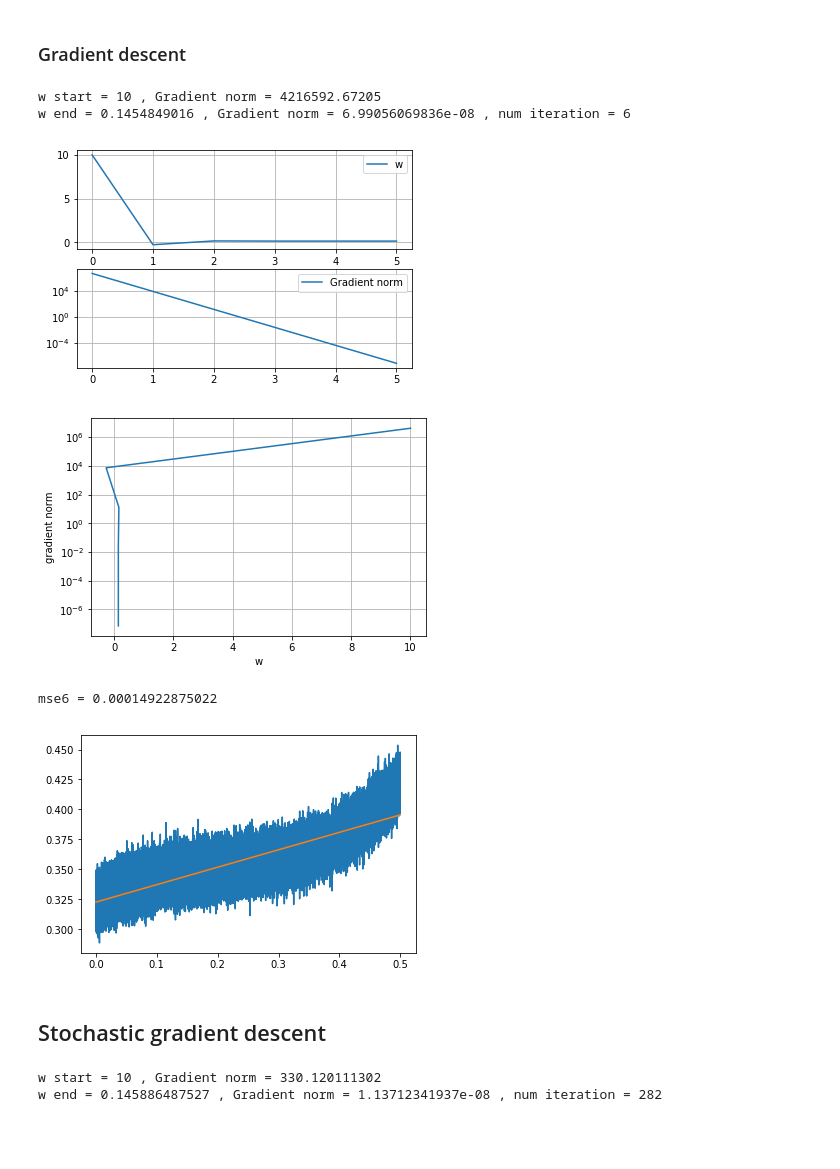
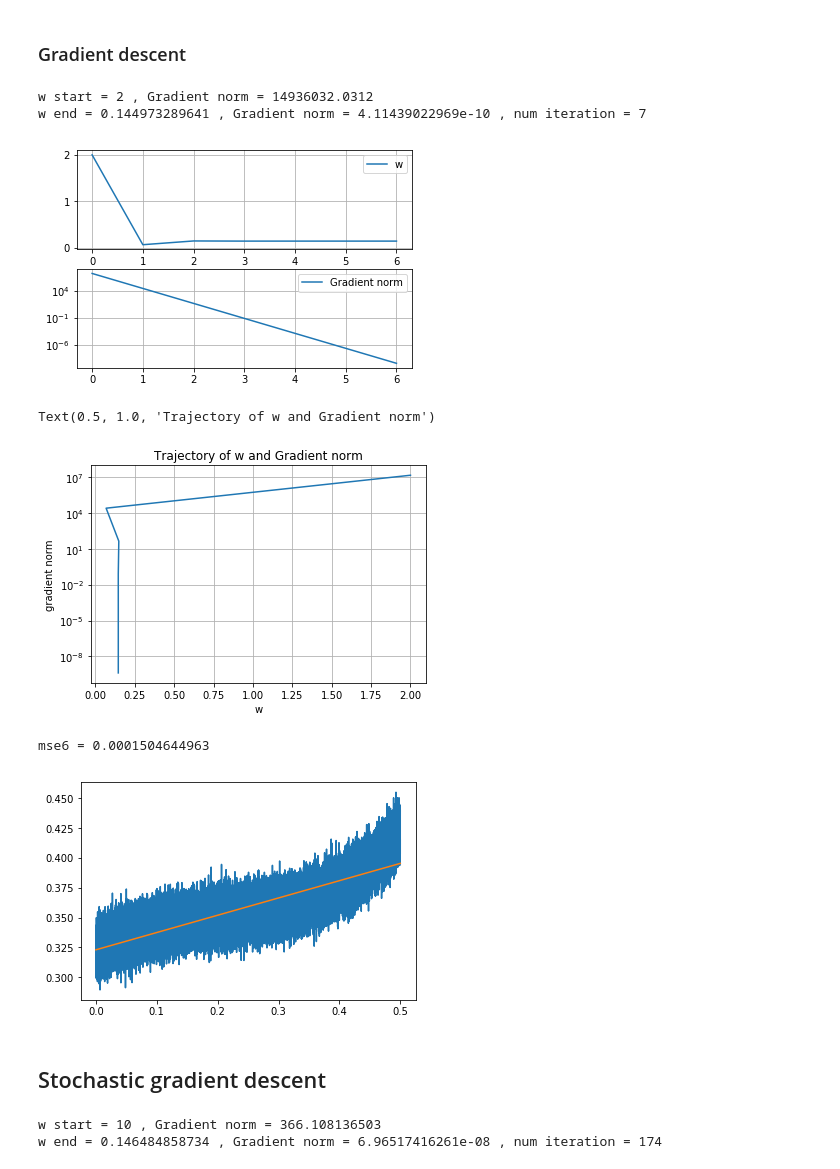
Before and after one commit to tonio73/data-science, a Jupyter notebook: linear/LinearRegressionUnivariate.ipynb, the cells around one changed output. Drawn from its saved outputs; the diff is of its cells as text; code cells hidden in the pictures; blank space fills up the shorter version.

```diff
--- a/linear/LinearRegressionUnivariate.ipynb
+++ b/linear/LinearRegressionUnivariate.ipynb
@@ -199,25 +202,28 @@ np.min(mse)
 # %% [markdown]
 ### Gradient descent
 # %%
-w6 = 10
+# Initial coef
+w6 = 2
 threshold = 1e-7
-# learningRate = 0.09 # Aggresive
-learningRate = 0.005 # Quick
+# learningRate = 0.0009 # Aggresive
+learningRate = 0.0005 # Quick
+# learningRate = 0.0001
 gradient = np.matmul(xUnB.T, w6*xUnB - yUnB)
 gradientNorm = gradient**2 # univariate
 print('w start =', w6, ', Gradient norm =', gradientNorm)
 w6Learn = [np.array([w6, gradientNorm])]
 while gradientNorm > threshold:
+#for i in range(10):
     w6 = w6 - learningRate * gradient
-    gradient = np.matmul(xUnB.T,(w6*xUnB-yUnB))
+    gradient = np.matmul(xUnB.T,w6*xUnB - yUnB)
     gradientNorm = gradient**2
-    # print('w =', w6, ', Gradient norm =', gradientNorm)
+    #print('w =', w6, ', Gradient norm =', gradientNorm)
     w6Learn.append(np.array([w6,  gradientNorm]))
 print('w end =', w6, ', Gradient norm =', gradientNorm, ', num iteration =', len(w6Learn))
 df6 = pandas.DataFrame(w6Learn, columns = ('w', 'Gradient norm'))
 # %% [output]
-w start = 10 , Gradient norm = 4216592.67205
-w end = 0.1454849016 , Gradient norm = 6.99056069836e-08 , num iteration = 6
+w start = 2 , Gradient norm = 14936032.0312
+w end = 0.144973289641 , Gradient norm = 4.11439022969e-10 , num iteration = 7
 # %%
 plt.subplot(2,1,1)
 plt.plot(df6['w'])
@@ -228,14 +234,16 @@ plt.semilogy(df6['Gradient norm'])
 plt.grid()
 plt.legend();
 # %% [output]
-[figure, old version]
+[figure, new version]
 # %%
 plt.semilogy(df6['w'], df6['Gradient norm'])
 plt.grid()
 plt.xlabel('w')
 plt.ylabel('gradient norm');
+plt.title('Trajectory of w and Gradient norm')
 # %% [output]
+Text(0.5, 1.0, 'Trajectory of w and Gradient norm')
-[figure, old version]
+[figure, new version]
 # %%
 yEst6 = w6*x + bEst
 # %%
@@ -243,8 +251,8 @@ plt.plot(x, y, x, yEst6);
 mse6 = metrics.mean_squared_error(y, yEst6)
 print('mse6 =', mse6);
 # %% [output]
-mse6 = 0.00014922875022
+mse6 = 0.0001504644963
-[figure, old version]
+[figure, new version]
 # %% [markdown]
 ## Stochastic gradient descent
 # %%
@@ -275,8 +283,8 @@ while gradientNorm > threshold:
 print('w end =', w7, ', Gradient norm =', gradientNorm, ', num iteration =', len(w7Learn))
 df7 = pandas.DataFrame(w7Learn, columns = ('w', 'Gradient norm'))
 # %% [output]
-w start = 10 , Gradient norm = 330.120111302
-w end = 0.145886487527 , Gradient norm = 1.13712341937e-08 , num iteration = 282
+w start = 10 , Gradient norm = 366.108136503
+w end = 0.146484858734 , Gradient norm = 6.96517416261e-08 , num iteration = 174
 # %%
 plt.subplot(2,1,1)
 plt.plot(df7['w'])
```
Also changed, not shown: parts of 23 cells of this notebook, 2 other files.
